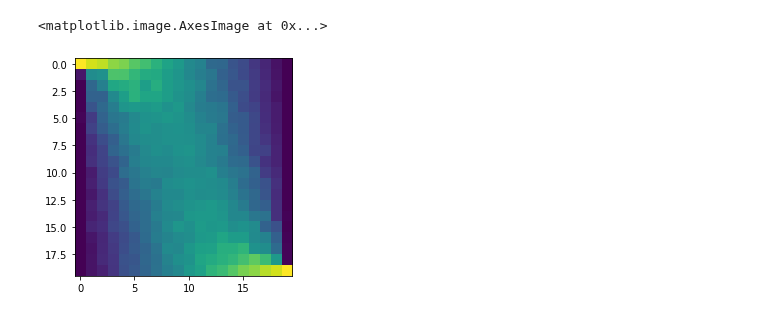
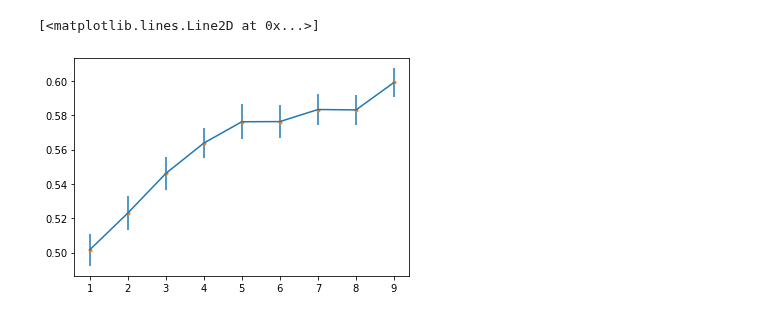
Before and after one commit to nhat-le/switching-simulations, a Jupyter notebook: matchingSimulationsPython.ipynb, the cells around one changed output. Cells and saved outputs as stored; diff of their text form; code cells hidden in the pictures.

```diff
--- a/matchingSimulationsPython.ipynb
+++ b/matchingSimulationsPython.ipynb
@@ -165,9 +51,47 @@ for idworld, pworld in enumerate(plst):
     for idagent, pagent in enumerate(plst):
         efficiency = simulate_p_strategy(1000, pworld=pworld, pagent=pagent)
         results[idworld][idagent] = efficiency
-# %%
-plt.figure()
-plt.imshow(results)
-# %% [output]
-<matplotlib.image.AxesImage at 0x...>
-[figure, removed]
+# %%
+def simulate_local_agent(tau):
+    nblocks = 10
+    raw_rates = np.random.rand(nblocks)
+    rates = np.vstack((1-raw_rates, raw_rates)).T
+    ntrials = np.random.uniform(low=5, high=10, size=nblocks).astype('int')
+
+#     world = RandomWorld(rates=rates, ntrials=ntrials)
+    world = PersistentWorld(rates=rates, ntrials=ntrials)
+    agent = LocalMatchingAgent(tau)
+#     agent = PiecewiseConstantProbAgent(rates=rates, ntrials=ntrials)
+#     agent = ConstantProbAgent(0.5)
+    # agent = MatchingAgent()
+    exp = Experiment(agent, world)
+    exp.run()
+    return agent.find_efficiency()
+
+
+def simulate_piecewise_agent(tau):
+    nblocks = 6
+    raw_rates = np.random.rand(nblocks)
+    rates = np.vstack((1-raw_rates, raw_rates)).T
+    ntrials = np.random.uniform(low=100, high=200, size=nblocks).astype('int')
+
+#     world = RandomWorld(rates=rates, ntrials=ntrials)
+    world = PersistentWorld(rates=rates, ntrials=ntrials)
+    agent = PiecewiseConstantProbAgent(rates=raw_rates, ntrials=ntrials)
+    exp = Experiment(agent, world)
+    exp.run()
+    return agent.find_efficiency()
+# %%
+taulst = np.arange(1, 10)
+N = 100
+results = np.zeros((len(taulst), N))
+for idx, tau in enumerate(taulst):
+    for iter in range(N):
+        prob = simulate_local_agent(tau)
+        results[idx, iter] = prob
+# %%
+plt.errorbar(taulst, np.mean(results, axis=1), np.std(results, axis=1) / np.sqrt(N))
+plt.plot(taulst, np.mean(results, axis=1), '.')
+# %% [output]
+[<matplotlib.lines.Line2D at 0x...>]
+[figure, added]
```
Also changed, not shown: parts of 19 cells of this notebook, 1 other file.
